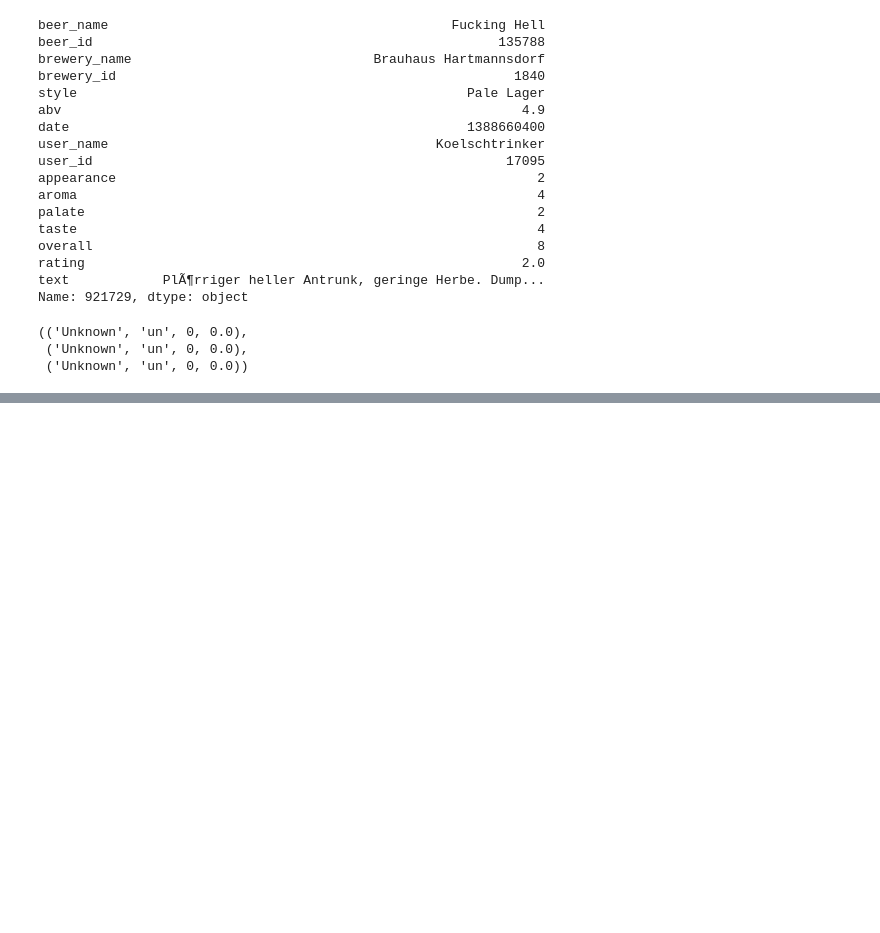
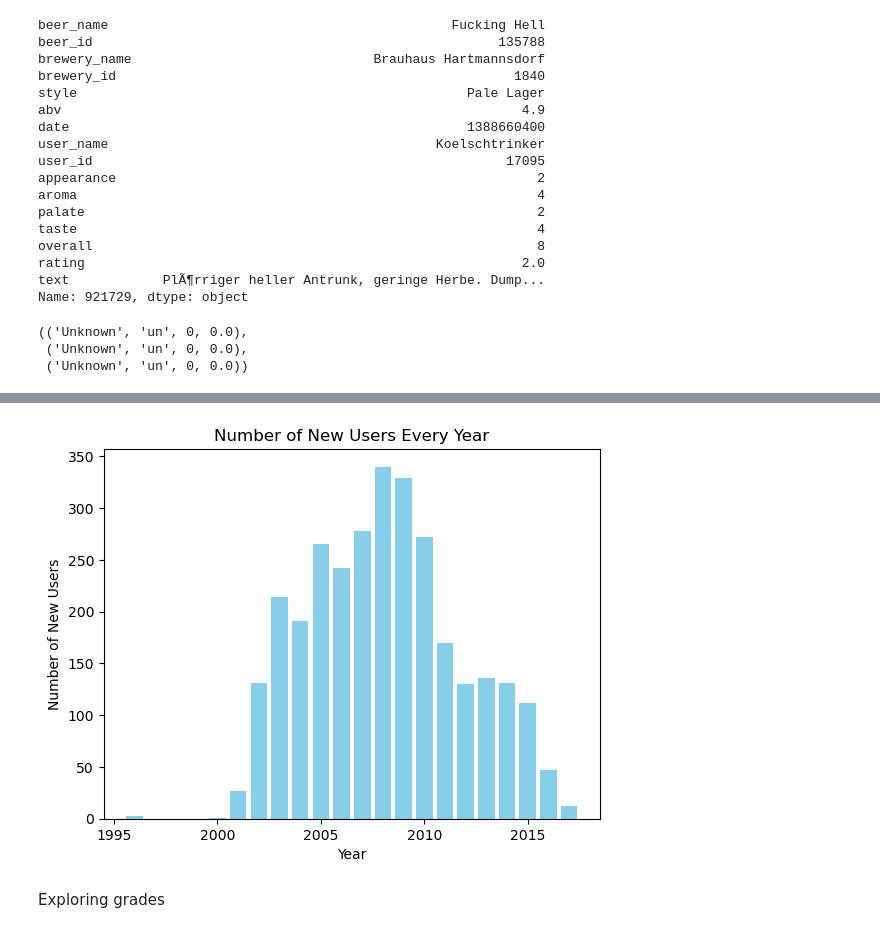
Before and after one commit to epfl-ada/ada-2023-project-dondada, a Jupyter notebook: MilestoneP2.ipynb, the cells around one changed output, grey strips where cells are left out. Drawn from its saved outputs; the diff is of its cells as text; code cells hidden in the pictures; blank space fills up the shorter version.

```diff
--- a/MilestoneP2.ipynb
+++ b/MilestoneP2.ipynb
@@ -1134,0 +1136,6 @@ cld2.detect(txt)[2]
+# %%
+# Code Gaspo
+#without chunks implementation, just to try on a few (1000) reviews
+
+reviews_ba_f = reviews_ba.copy(deep=True)
+users_ba_f= users_ba.copy(deep=True)
@@ -1134,0 +1220,16 @@ cld2.detect(txt)[2]
+# %%
+#Evolution of the number of new members along the years
+
+new_users_per_year = reviews_ba_f.groupby('joined')['user_id_y'].nunique()
+
+plt.bar(new_users_per_year.index, new_users_per_year.values, color='skyblue')
+plt.xlabel('Year')
+plt.ylabel('Number of New Users')
+plt.title('Number of New Users Every Year')
+plt.show()
+
+plt.show()
+# %% [output]
+[figure, added]
+# %% [markdown]
+Exploring grades
```
Also changed, not shown: parts of 10 cells of this notebook.
